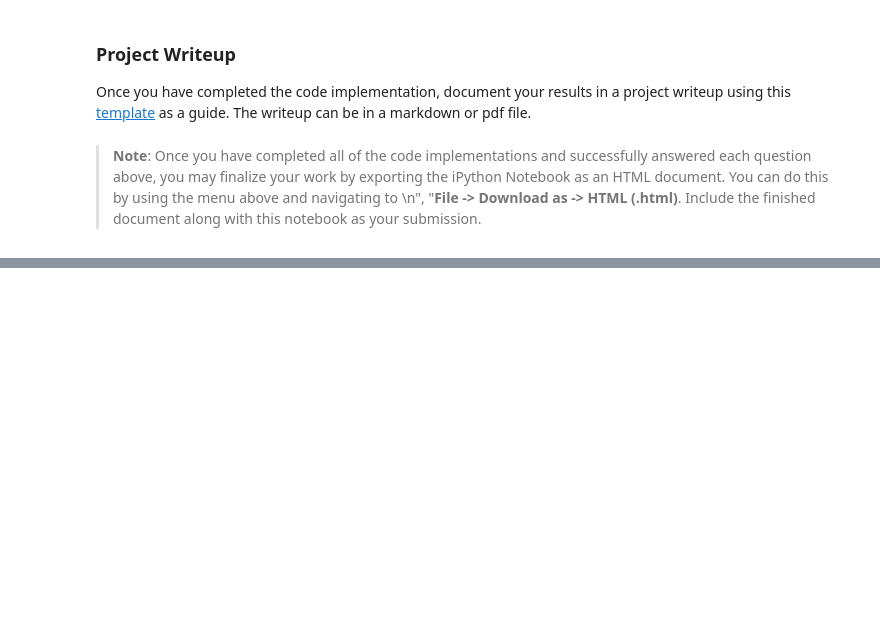
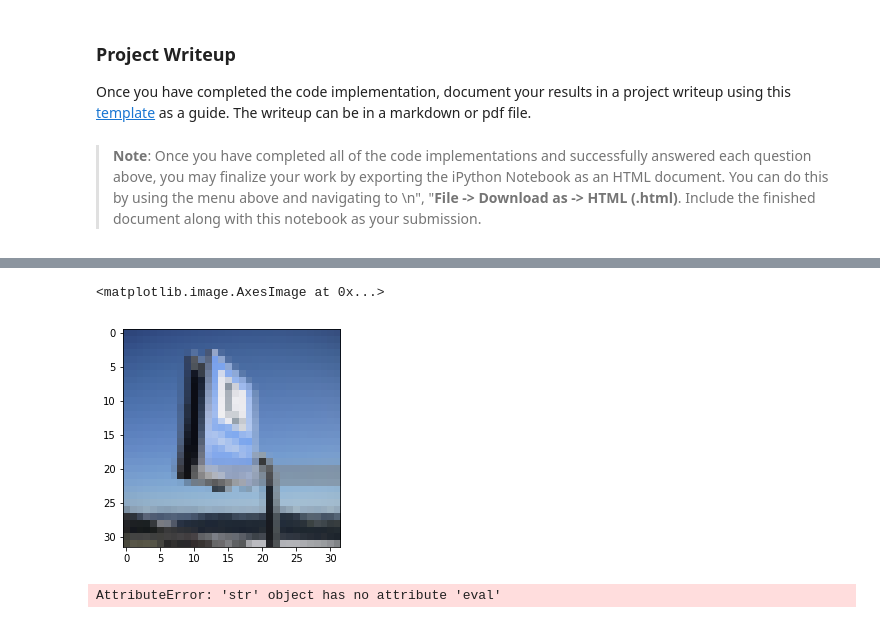
Before and after one commit to adriantorrie/udacity_sdcnd_project_2_traffic_sign_classifier, a Jupyter notebook: Traffic_Sign_Classifier.ipynb, the cells around one changed output, grey strips where cells are left out. Drawn from its saved outputs; the diff is of its cells as text; code cells hidden in the pictures; blank space fills up the shorter version.

```diff
--- a/Traffic_Sign_Classifier.ipynb
+++ b/Traffic_Sign_Classifier.ipynb
@@ -1290,0 +1407,9 @@ def outputFeatureMap(image_input, tf_activation, activation_min=-1, activation_m
+# %%
+plt.imshow(get_web_images(resize=True)[0])
+# %% [output]
+<matplotlib.image.AxesImage at 0x...>
+[figure, added]
+# %%
+outputFeatureMap([get_web_images(resize=True)[0]], 'i1')
+# %% [output]
+AttributeError: 'str' object has no attribute 'eval'
```
Also changed, not shown: parts of 27 cells of this notebook.
